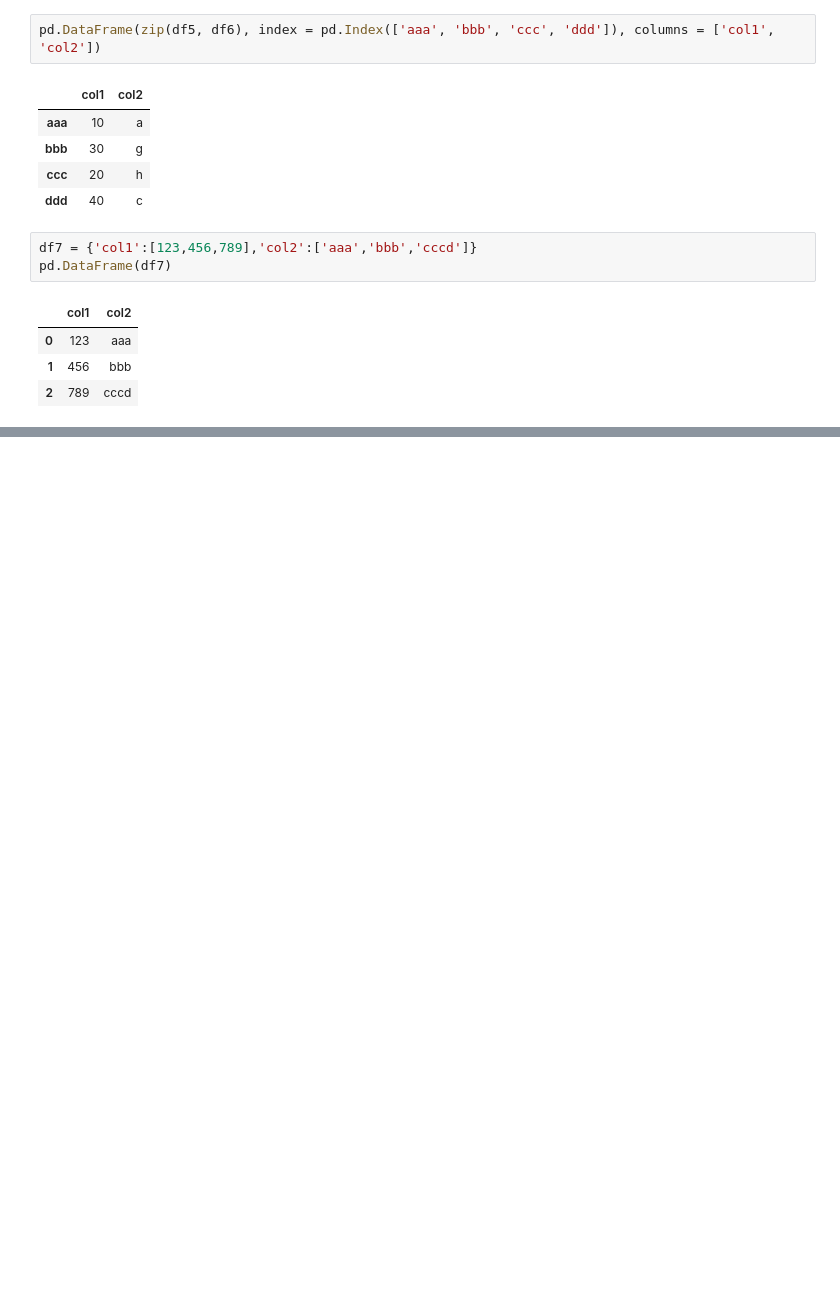
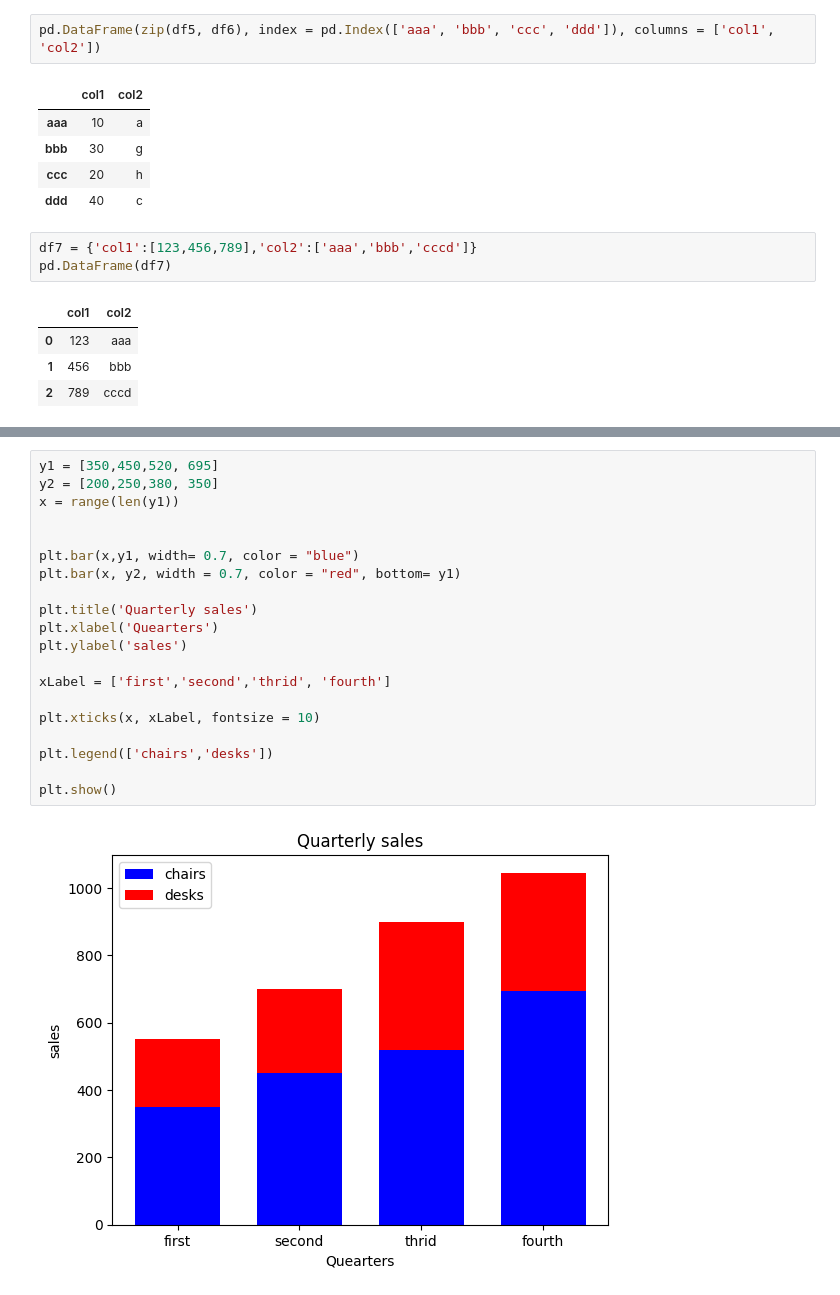
Before and after one commit to Haejeong079/BigData_Basic_py, a Jupyter notebook: test1.ipynb, the cells around one changed output, grey strips where cells are left out. Saved outputs shown, nothing was run; the diff lists cells and outputs as text; blank space fills up the shorter version.

```diff
--- a/test1.ipynb
+++ b/test1.ipynb
@@ -969,0 +990,22 @@ pd.DataFrame(df7)
+# %%
+y1 = [350,450,520, 695]
+y2 = [200,250,380, 350]
+x = range(len(y1))
+
+
+plt.bar(x,y1, width= 0.7, color = "blue")
+plt.bar(x, y2, width = 0.7, color = "red", bottom= y1)
+
+plt.title('Quarterly sales')
+plt.xlabel('Quearters')
+plt.ylabel('sales')
+
+xLabel = ['first','second','thrid', 'fourth']
+
+plt.xticks(x, xLabel, fontsize = 10)
+
+plt.legend(['chairs','desks'])
+
+plt.show()
+# %% [output]
+[figure, added]
```
Also changed, not shown: parts of 3 cells of this notebook.
